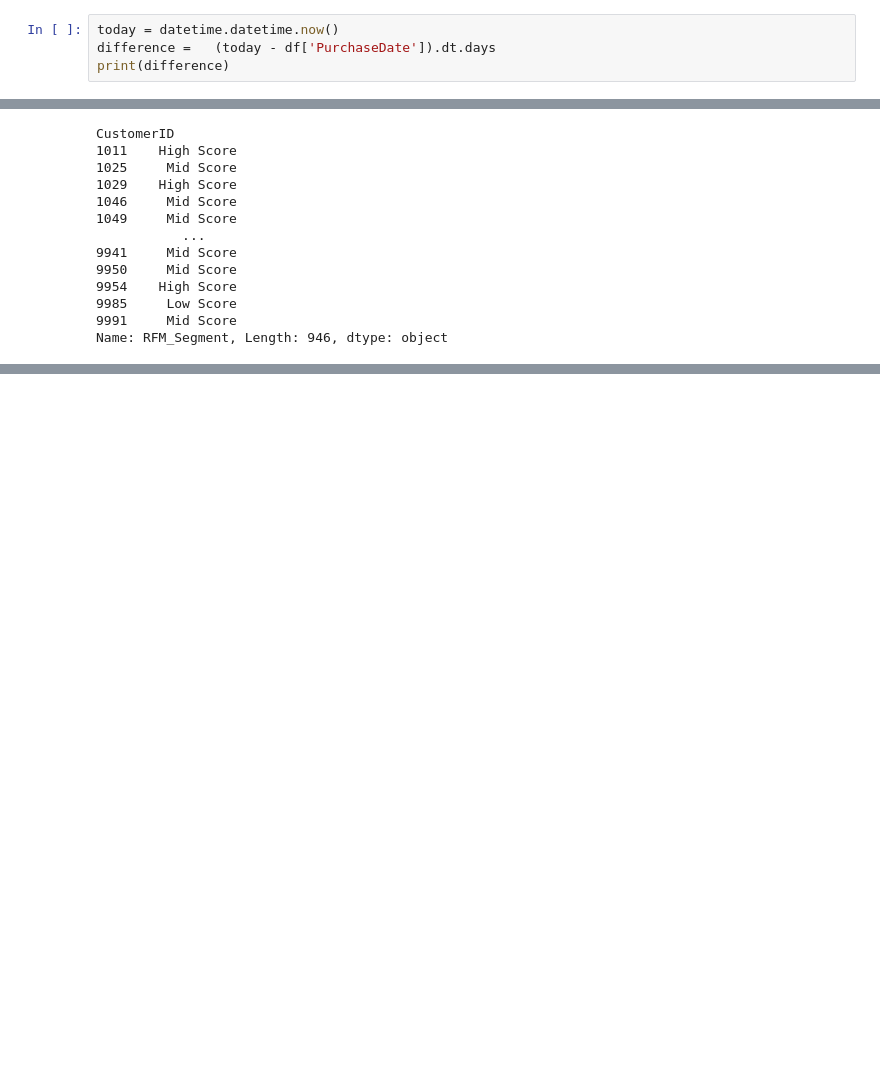
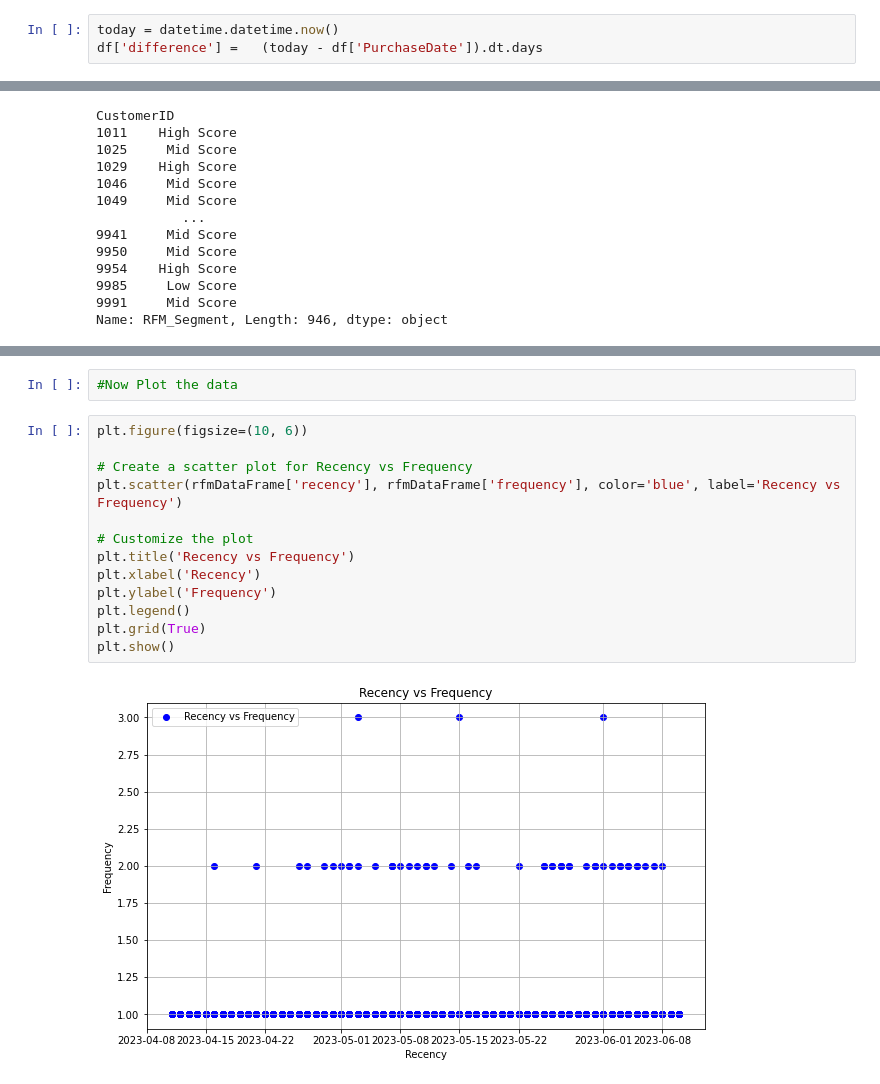
Before and after one commit to Moses-Morris/RFM-Data-Analysis, a Jupyter notebook: rfm_sales.ipynb, the cells around one changed output, grey strips where cells are left out. Cells and saved outputs as stored; diff of their text form; blank space fills up the shorter version.

```diff
--- a/rfm_sales.ipynb
+++ b/rfm_sales.ipynb
@@ -93,5 +93,4 @@ print(df['PurchaseDate'])
 Name: PurchaseDate, Length: 1000, dtype: datetime64[ns]
 # %%
 today = datetime.datetime.now()
-difference =   (today - df['PurchaseDate']).dt.days
-print(difference)
+df['difference'] =   (today - df['PurchaseDate']).dt.days
@@ -227,0 +229,17 @@ KeyError: 946
+# %%
+#Now Plot the data
+# %%
+plt.figure(figsize=(10, 6))
+
+# Create a scatter plot for Recency vs Frequency
+plt.scatter(rfmDataFrame['recency'], rfmDataFrame['frequency'], color='blue', label='Recency vs Frequency')
+
+# Customize the plot
+plt.title('Recency vs Frequency')
+plt.xlabel('Recency')
+plt.ylabel('Frequency')
+plt.legend()
+plt.grid(True)
+plt.show()
+# %% [output]
+[figure, added]
```
Also changed, not shown: parts of 5 cells of this notebook, 2 other files.
